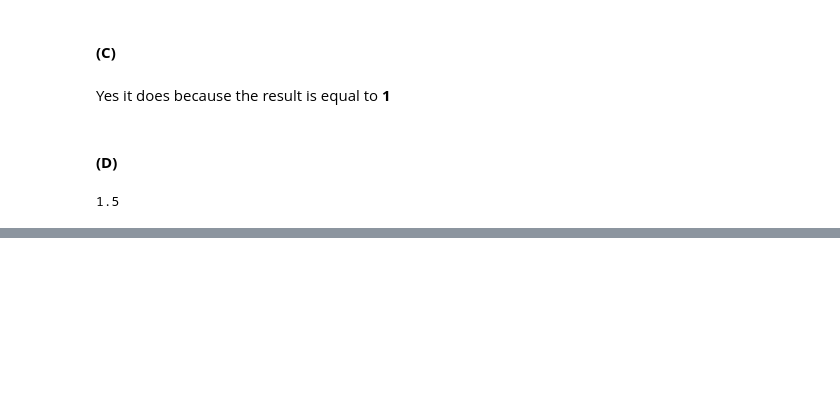
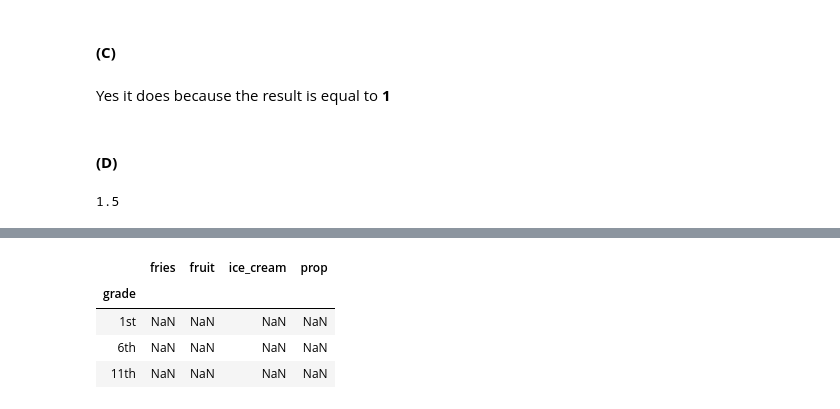
Before and after one commit to Giuco/bayesian-data-analyis-kruschke, a Jupyter notebook: Chapter 4 - Exercises.ipynb, the cells around one changed output, grey strips where cells are left out. Drawn from its saved outputs; the diff is of its cells as text; code cells hidden in the pictures; blank space fills up the shorter version.

```diff
--- a/Chapter 4 - Exercises.ipynb
+++ b/Chapter 4 - Exercises.ipynb
@@ -259,0 +308,7 @@ print(max(y))
+# %%
+food_given_grade = pd.DataFrame(data={"grade": ["1st", "6th", "11th"],
+                                      "ice_cream": [0.3, 0.6, 0.3],
+                                      "fruit": [0.6, 0.3, 0.1],
+                                      "fries": [0.1, 0.1, 0.6]}).set_index("grade")
+
+food_given_grade
@@ -259,0 +321,4 @@ print(max(y))
+# %%
+grade = pd.DataFrame(data={"grade": ["1st", "6th", "11th"], "prop": [0.2, 0.2, 0.6]}).set_index("grade")
+
+grade
@@ -259,0 +340,8 @@ print(max(y))
+# %%
+food_given_grade.div(grade, axis=1)
+# %% [output]
+|  | fries | fruit | ice_cream | prop |
+| grade |  |  |  |  |
+| 1st | NaN | NaN | NaN | NaN |
+| 6th | NaN | NaN | NaN | NaN |
+| 11th | NaN | NaN | NaN | NaN |
```
Also changed, not shown: parts of 10 cells of this notebook.
